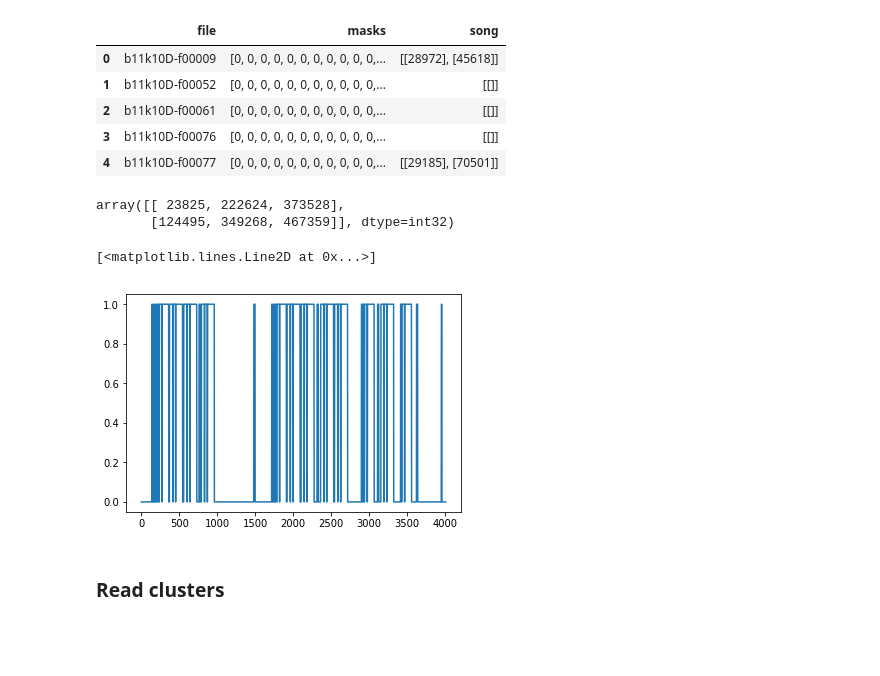
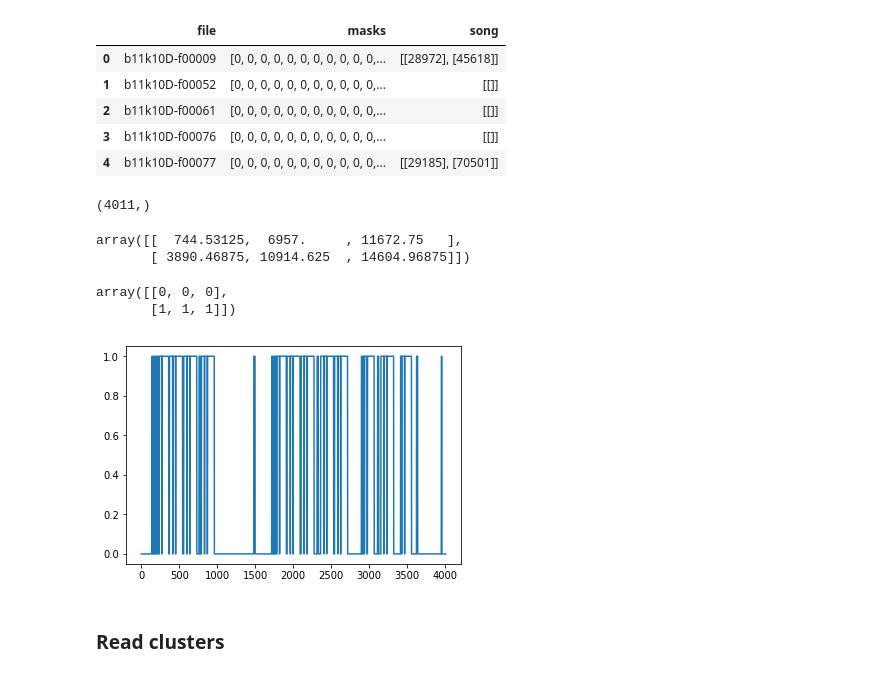
Before and after one commit to zekearneodo/pipefinch, a Jupyter notebook: notebooks/read_flatclust.ipynb, the cells around one changed output. Saved outputs shown, nothing was run; the diff lists cells and outputs as text; code cells hidden in the pictures; blank space fills up the shorter version.

```diff
--- a/notebooks/read_flatclust.ipynb
+++ b/notebooks/read_flatclust.ipynb
@@ -9,7 +9,7 @@ import pandas as pd
 import os
 from matplotlib import pyplot as plt
 # %%
-meta_path = os.path.abspath('/mnt/microdrive/birds/b11k10/MetaData/2019-06-12-7061')
+meta_path = os.path.abspath('/Volumes/Samsung_X5/microdrive/b11k10/MetaData/2019-06-12-7061')
 
 masks_file = 'masks.mat'
 # %% [markdown]
@@ -35,17 +35,27 @@ masks_df.head()
 | 3 | b11k10D-f00076 | [0, 0, 0, 0, 0, 0, 0, 0, 0, 0, 0,... | [[]] |
 | 4 | b11k10D-f00077 | [0, 0, 0, 0, 0, 0, 0, 0, 0, 0, 0,... | [[29185], [70501]] |
 # %%
-a_mask, a_song = tuple([masks_df.loc[22]['masks'], masks_df.loc[22]['song']])
+a_mask, a_song, a_file = tuple([masks_df.loc[22][f] for f in ['masks', 'song', 'file']])
+# %%
+a_mask.shape
+# %% [output]
+(4011,)
 # %%
-a_song
+a_song/32
 # %% [output]
-array([[ 23825, 222624, 373528],
-       [124495, 349268, 467359]], dtype=int32)
+array([[  744.53125,  6957.     , 11672.75   ],
+       [ 3890.46875, 10914.625  , 14604.96875]])
-# %%
-plt.plot(a_mask)
-# %% [output]
-[<matplotlib.lines.Line2D at 0x...>]
-[figure, removed]
+# %%
+np.repeat(np.array([0, 1]), a_song.shape[1]).reshape(a_song.shape)
+# %% [output]
+array([[0, 0, 0],
+       [1, 1, 1]])
+# %%
+plt.plot(a_mask)
+song_values = np.repeat(np.array([0, 1]), a_song.shape[1]).reshape(a_song.shape)
+#plt.plot(a_song, song_values)
+# %% [output]
+[figure, added]
 # %% [markdown]
 ### Read clusters
 # %%
```
Also changed, not shown: parts of 6 cells of this notebook, 4 other files.
